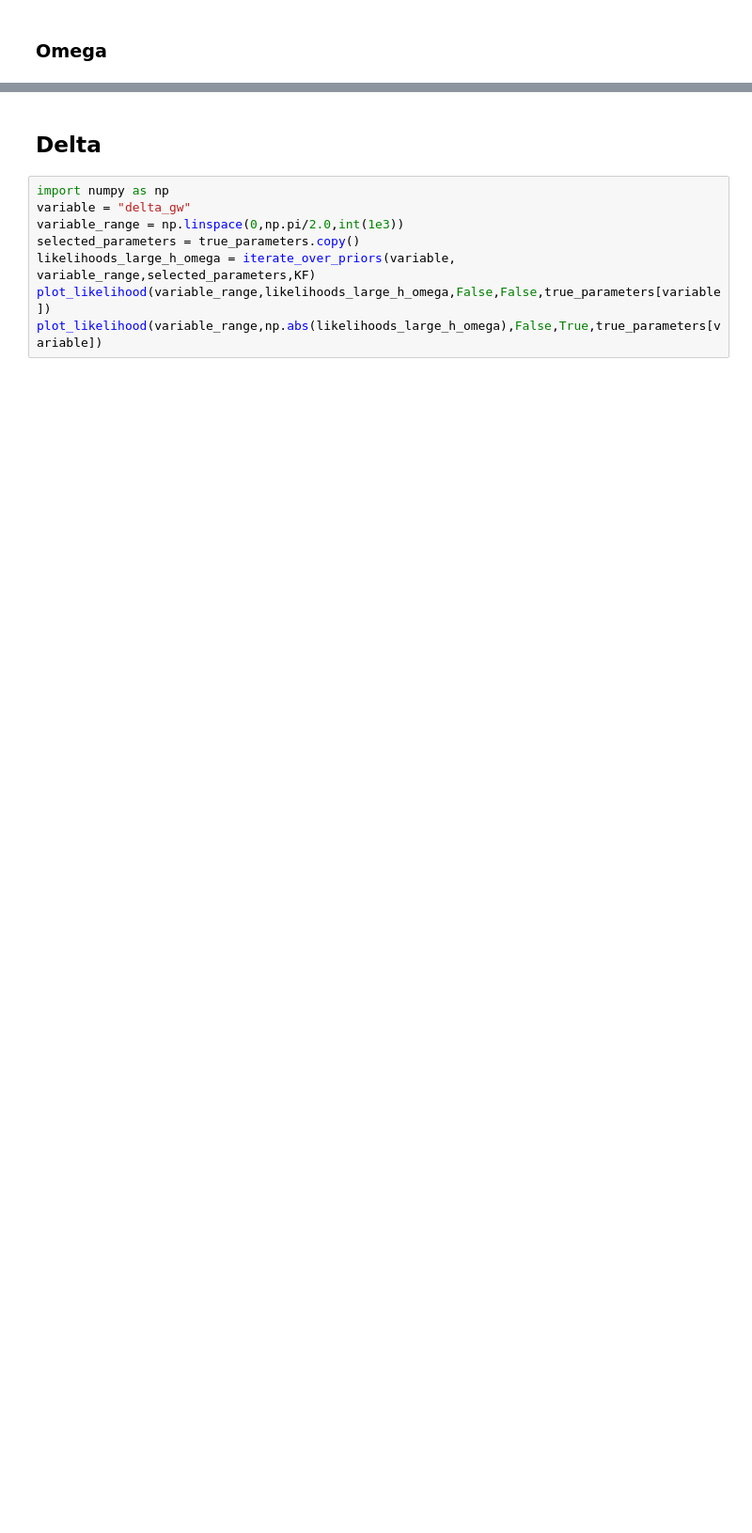
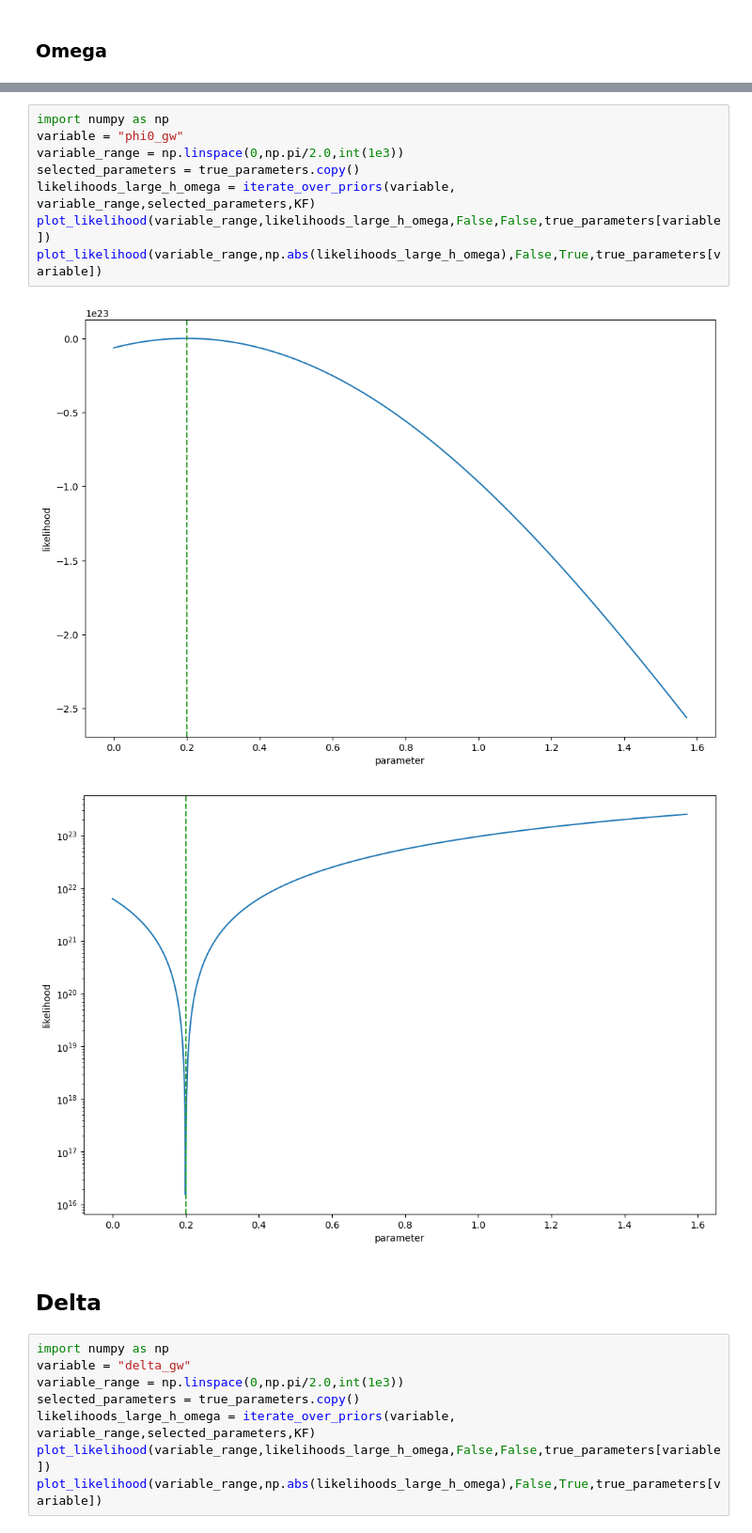
Before and after one commit to tomkimpson/StateSpacePTA, a Jupyter notebook: notebooks/likelihood_surfaces_scaling copy 2.ipynb, the cells around one changed output, grey strips where cells are left out. Shown at 94% size. Saved outputs shown, nothing was run; the diff lists cells and outputs as text; blank space fills up the shorter version.

```diff
--- a/notebooks/likelihood_surfaces_scaling copy 2.ipynb
+++ b/notebooks/likelihood_surfaces_scaling copy 2.ipynb
@@ -97,3 +112,14 @@ plot_likelihood(variable_range,np.abs(likelihoods_large_h_omega),True,True,true_
+# %%
+import numpy as np
+variable = "phi0_gw"
+variable_range = np.linspace(0,np.pi/2.0,int(1e3))
+selected_parameters = true_parameters.copy()
+likelihoods_large_h_omega = iterate_over_priors(variable, variable_range,selected_parameters,KF)
+plot_likelihood(variable_range,likelihoods_large_h_omega,False,False,true_parameters[variable])
+plot_likelihood(variable_range,np.abs(likelihoods_large_h_omega),False,True,true_parameters[variable])
+# %% [output]
+[figure, added]
+[figure, added]
 # %% [markdown]
 ## Delta
 # %%
```
Also changed, not shown: parts of 7 cells of this notebook, 9 other files.
